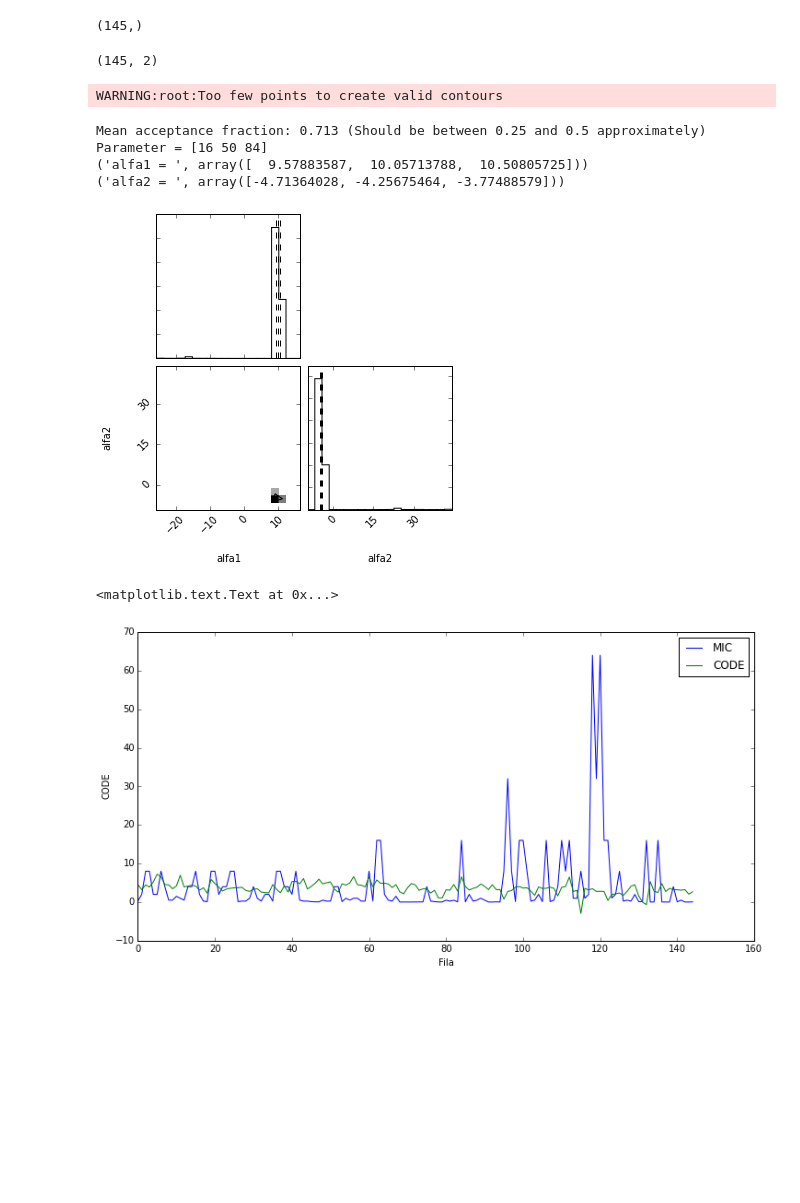
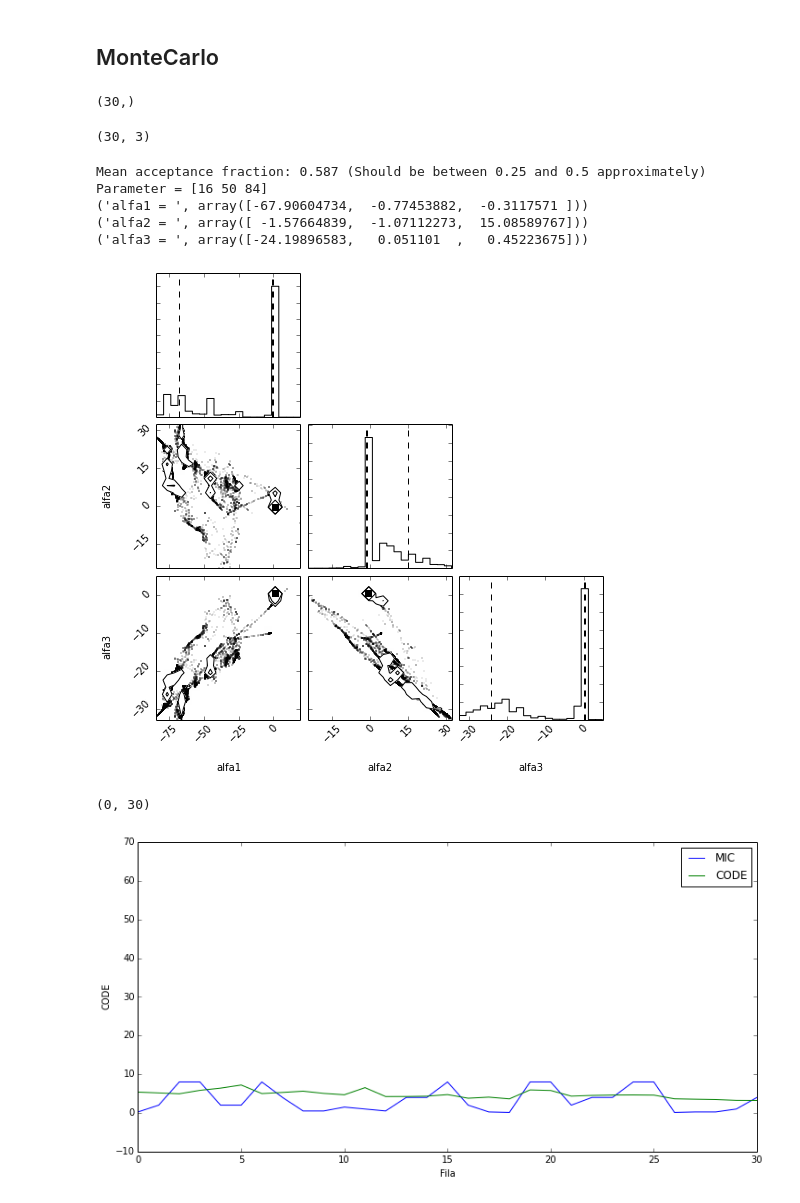
Before and after one commit to cebasfu93/CODE, a Jupyter notebook: CODE.ipynb, the cells around one changed output. Saved outputs shown, nothing was run; the diff lists cells and outputs as text; code cells hidden in the pictures; blank space fills up the shorter version.

Commit message:
Ver. 4 Ya sirve el MC. No tiene DatosArreg.

```diff
--- a/CODE.ipynb
+++ b/CODE.ipynb
@@ -27,7 +17,7 @@ ndxchg=0
 Nombre='test'
 inputfile='Input.csv'
 
-numParam=2
+numParam=3
 mayomen=[]
 
 for i in range(0, numParam):
@@ -53,10 +43,10 @@ ndxchg=0
 #iterac2=100
 #########################################################################################################################
 
-if os.path.exists(Nombre)==True:
-    sys.exit("There is already a job with the same name. Please change it. I will not override it to then see you mad at me.")
-if os.path.exists(Nombre)==False:
-    os.mkdir(Nombre)
+#if os.path.exists(Nombre)==True:
+#    sys.exit("There is already a job with the same name. Please change it. I will not override it to then see you mad at me.")
+#if os.path.exists(Nombre)==False:
+#    os.mkdir(Nombre)
 
 shutil.copy(inputfile, Nombre)
 os.rename(Nombre+'/'+inputfile, Nombre+'/'+Nombre+'In.csv' )
@@ -98,27 +57,26 @@ TrainSet=zeros((numTrainMol, len(Datos[0,:])))
 filasTest=[]
 TestSet=zeros((len(Datos[:,0])-numTrainMol,len(Datos[0,:])))
 
-DatosArreg=arreglar(Datos)
-matriz_propiedades = DatosArreg[:,len(DatosArreg[0,:])-1-numParam:(len(DatosArreg[0,:])-1)]
-mic = DatosArreg[:,coluMIC]
+matriz_propiedades = Datos[:,len(Datos[0,:])-1-numParam:(len(Datos[0,:])-1)]
+mic = Datos[:,coluMIC]
 
-for i in range(len(DatosArreg[0,:])):
+for i in range(len(Datos[0,:])):
     random.seed(semilla)
-    filasTrain=random.sample(range(len(DatosArreg[:,0])), numTrainMol)
+    filasTrain=random.sample(range(len(Datos[:,0])), numTrainMol)
 
 ndx=0
-for j in range(0, len(DatosArreg[:,0])):
+for j in range(0, len(Datos[:,0])):
     if ((j in filasTrain)==True):
-        TrainSet[ndx,:]=DatosArreg[j,:]
+        TrainSet[ndx,:]=Datos[j,:]
         ndx+=1
 
 
-for i in range(0, len(DatosArreg[:,0])):
+for i in range(0, len(Datos[:,0])):
     if ((i in filasTrain)==False):
         filasTest.append(i)
 
 ndx=0
-for k in range(0, len(DatosArreg[:,0])):
+for k in range(0, len(Datos[:,0])):
     if ((k in filasTest)==True):
-        TestSet[ndx,:]=DatosArreg[k,:]
+        TestSet[ndx,:]=Datos[k,:]
         ndx += 1
@@ -127,22 +83,24 @@ from emcee_code import emcee_code_function, modelo
+# %% [markdown]
+## MonteCarlo
 # %%
-print shape(mic)
+print shape(mic[:30])
 # %% [output]
-(145,)
+(30,)
 # %%
-print shape(matriz_propiedades)
+print shape(matriz_propiedades[:30,:])
 # %% [output]
-(145, 2)
+(30, 3)
 # %%
-parametros_emcee = emcee_code_function(matriz_propiedades, mic, semilla)
+parametros_emcee = emcee_code_function(matriz_propiedades[:30,:], mic[:30], semilla)
 
 parametros_sin_error = parametros_emcee[:,1]
 # %% [output]
-WARNING:root:Too few points to create valid contours
+Mean acceptance fraction: 0.587 (Should be between 0.25 and 0.5 approximately)
+Parameter = [16 50 84]
+('alfa1 = ', array([-67.90604734,  -0.77453882,  -0.3117571 ]))
+('alfa2 = ', array([ -1.57664839,  -1.07112273,  15.08589767]))
+('alfa3 = ', array([-24.19896583,   0.051101  ,   0.45223675]))
-Mean acceptance fraction: 0.713 (Should be between 0.25 and 0.5 approximately)
-Parameter = [16 50 84]
-('alfa1 = ', array([  9.57883587,  10.05713788,  10.50805725]))
-('alfa2 = ', array([-4.71364028, -4.25675464, -3.77488579]))
-[figure, old version]
+[figure, new version]
 # %%
 figure(figsize = (12,6))
 plot(mic, label='MIC')
@@ -150,6 +108,7 @@ plot(modelo(matriz_propiedades, parametros_sin_error), label='CODE')
 legend()
 xlabel('Fila')
 ylabel('CODE')
+xlim(0,30)
 # %% [output]
-<matplotlib.text.Text at 0x...>
+(0, 30)
-[figure, old version]
+[figure, new version]
```
Also changed, not shown: parts of 7 cells of this notebook, 3 other files.
